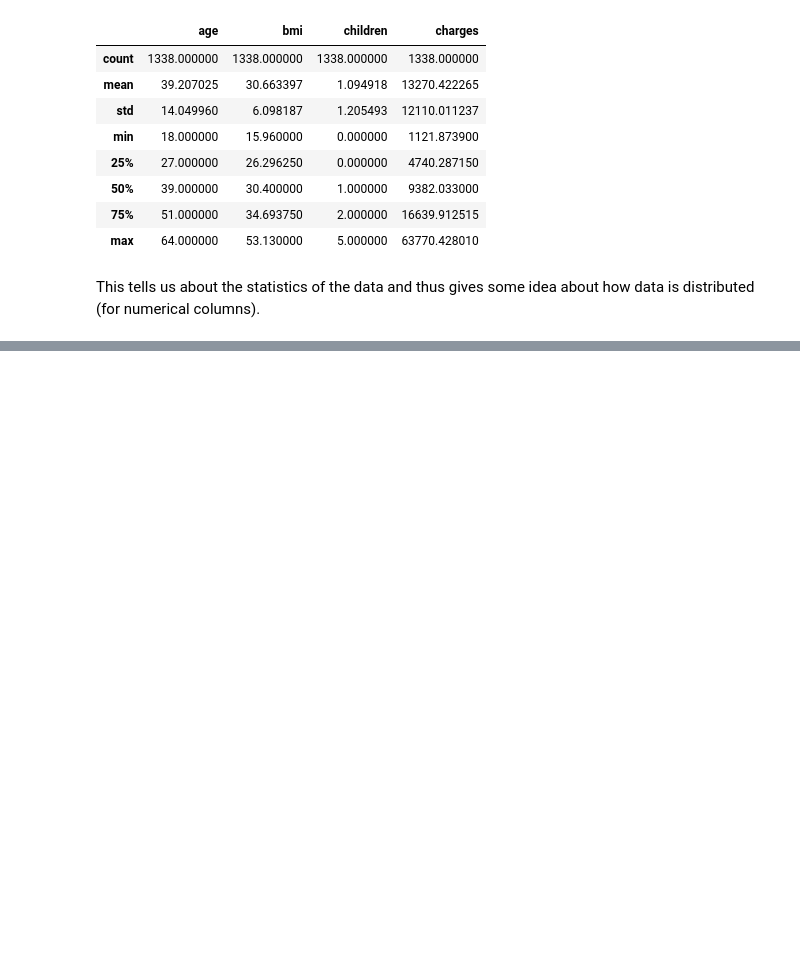
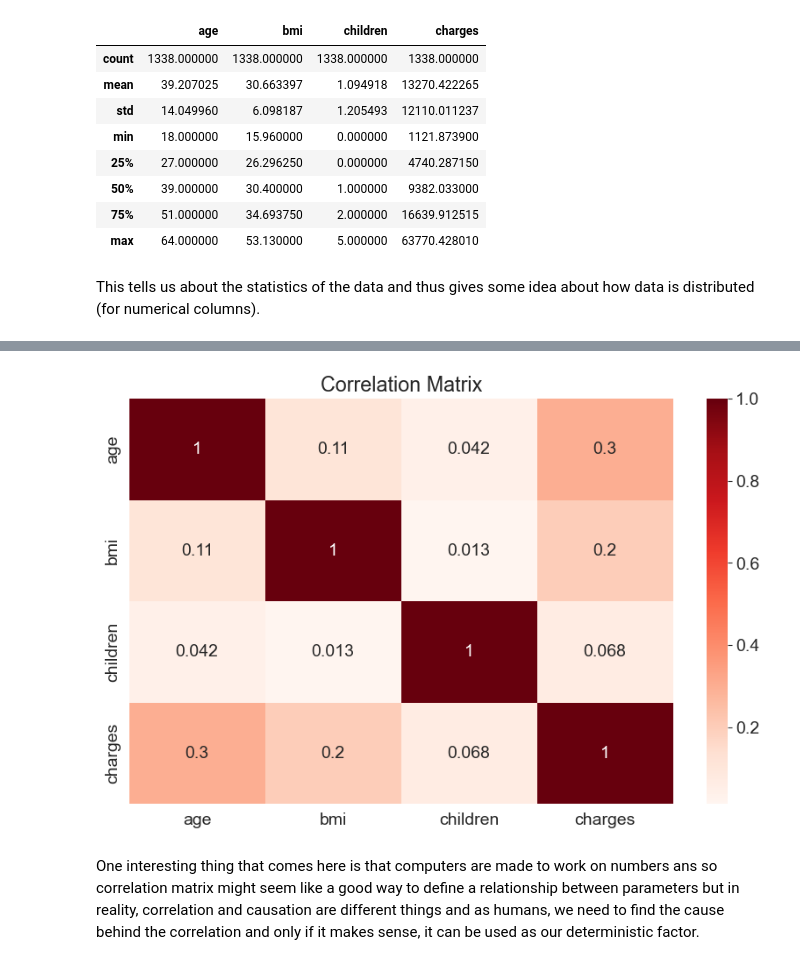
Before and after one commit to Prazhar/Machine-Learning-basics, a Jupyter notebook: Data Analysis.ipynb, the cells around one changed output, grey strips where cells are left out. Saved outputs shown, nothing was run; the diff lists cells and outputs as text; code cells hidden in the pictures; blank space fills up the shorter version.

```diff
--- a/Data Analysis.ipynb
+++ b/Data Analysis.ipynb
@@ -72,0 +82,5 @@ This tells us about the statistics of the data and thus gives some idea about ho
+# %%
+sns.set_style('darkgrid')
+matplotlib.rcParams['font.size'] = 14
+matplotlib.rcParams['figure.figsize'] = (10, 6)
+matplotlib.rcParams['figure.facecolor'] = '#00000000'
@@ -72,0 +229,7 @@ This tells us about the statistics of the data and thus gives some idea about ho
+# %%
+sns.heatmap(medical_df.corr(), cmap='Reds', annot=True)
+plt.title('Correlation Matrix');
+# %% [output]
+[figure, added]
+# %% [markdown]
+One interesting thing that comes here is that computers are made to work on numbers ans so correlation matrix might seem like a good way to define a relationship between parameters but in reality, correlation and causation are different things and as humans, we need to find the cause behind the correlation and only if it makes sense, it can be used as our deterministic factor.
```
Also changed, not shown: parts of 32 cells of this notebook, 2 other files.
